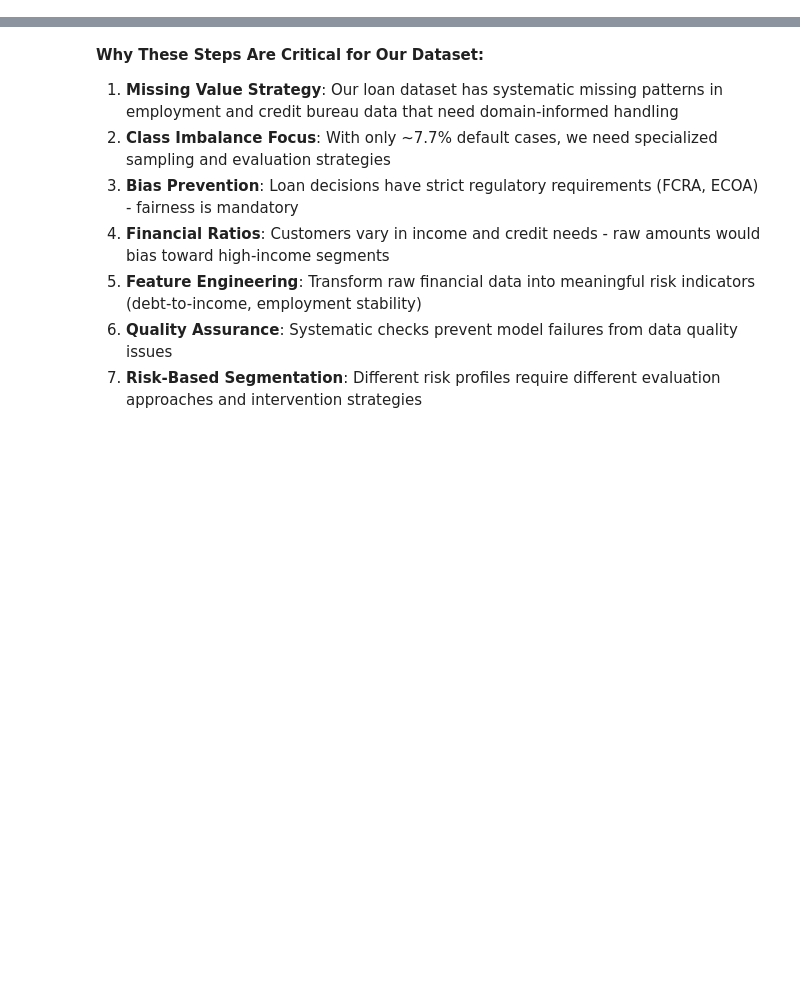
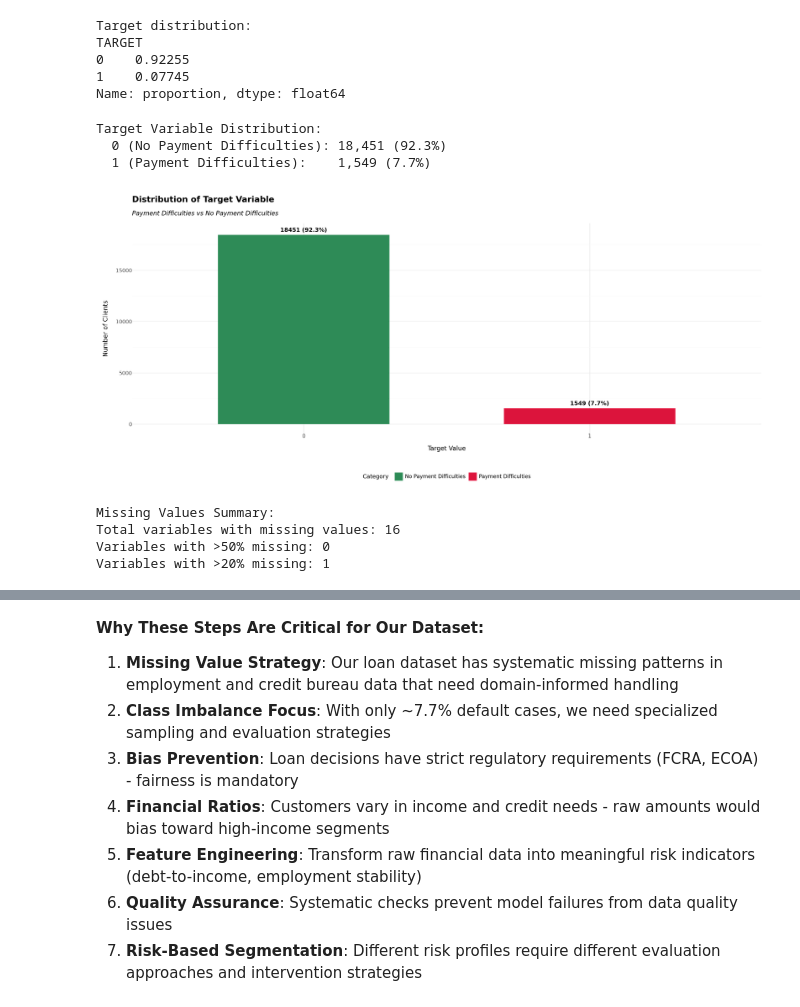
Before and after one commit to kisyular/case_study, a Jupyter notebook: Assignment2_Analysis.ipynb, the cells around one changed output, grey strips where cells are left out. Drawn from its saved outputs; the diff is of its cells as text; code cells hidden in the pictures; blank space fills up the shorter version.

```diff
--- a/Assignment2_Analysis.ipynb
+++ b/Assignment2_Analysis.ipynb
@@ -699,0 +44,5 @@ plt.show()
+# %%
+# # Load and examine basic dataset information
+df = pd.read_csv(RAW_CSV)
+print("Dataset shape:")
+df.shape
@@ -699,0 +87,75 @@ plt.show()
+# %%
+print(f"Target distribution:")
+print(df['TARGET'].value_counts(normalize=True))
+# %% [output]
+Target distribution:
+TARGET
+0    0.92255
+1    0.07745
+Name: proportion, dtype: float64
+# %%
+# Analyze our target variable - who had payment difficulties vs who didn't
+target_counts = df['TARGET'].value_counts().sort_index()
+target_pct = df['TARGET'].value_counts(normalize=True).sort_index() * 100
+
+print("Target Variable Distribution:")
+print(f"  0 (No Payment Difficulties): {target_counts[0]:,} ({target_pct[0]:.1f}%)")
+print(f"  1 (Payment Difficulties):    {target_counts[1]:,} ({target_pct[1]:.1f}%)")
+
+# Prepare df for visualization
+target_summary = (df.groupby('TARGET')
+                 .size()
+                 .reset_index(name='count')
+                 .assign(
+                     percentage=lambda x: round(x['count'] / x['count'].sum() * 100, 1),
+                     label=lambda x: x['TARGET'].map({0: 'No Payment Difficulties', 1: 'Payment Difficulties'})
+                 ))
+# %% [output]
+Target Variable Distribution:
+  0 (No Payment Difficulties): 18,451 (92.3%)
+  1 (Payment Difficulties):    1,549 (7.7%)
+# %%
+# Add formatted labels to dataframe for display on chart
+target_summary['label_text'] = (target_summary['count'].astype(str) +
+                               ' (' + target_summary['percentage'].astype(str) + '%)')
+
+# Create a bar chart to visualize the balance of our outcome variable
+plot = (ggplot(target_summary, aes(x='factor(TARGET)', y='count', fill='label')) +
+        geom_col(width=0.6) +
+        # Add labels showing counts and percentages on the bars
+        geom_text(aes(label='label_text'),
+                 va='bottom', nudge_y=target_summary['count'].max() * 0.01,
+                 size=11, fontweight='bold') +
+        # Use green for good outcomes, red for payment difficulties
+        scale_fill_manual(values={'No Payment Difficulties': '#2E8B57',
+                                'Payment Difficulties': '#DC143C'}) +
+        labs(title='Distribution of Target Variable',
+             subtitle='Payment Difficulties vs No Payment Difficulties',
+             x='Target Value',
+             y='Number of Clients',
+             fill='Category'))
+
+plot
+# %% [output]
+[figure, added]
+# %%
+# Missing values analysis
+missing_data = df.isnull().sum()
+missing_pct = (missing_data / len(df)) * 100
+missing_summary = (pd.DataFrame({
+    'Variable': missing_data.index,
+    'Missing_Count': missing_data.values,
+    'Missing_Percentage': missing_pct.values
+}).query('Missing_Count > 0')
+  .sort_values('Missing_Count', ascending=False))
+
+print("Missing Values Summary:")
+print(f"Total variables with missing values: {len(missing_summary)}")
+print(f"Variables with >50% missing: {sum(missing_summary['Missing_Percentage'] > 50)}")
+print(f"Variables with >20% missing: {sum(missing_summary['Missing_Percentage'] > 20)}")
+print()
+# %% [output]
+Missing Values Summary:
+Total variables with missing values: 16
+Variables with >50% missing: 0
+Variables with >20% missing: 1
```
Also changed, not shown: parts of 74 cells of this notebook, 8 other files.
